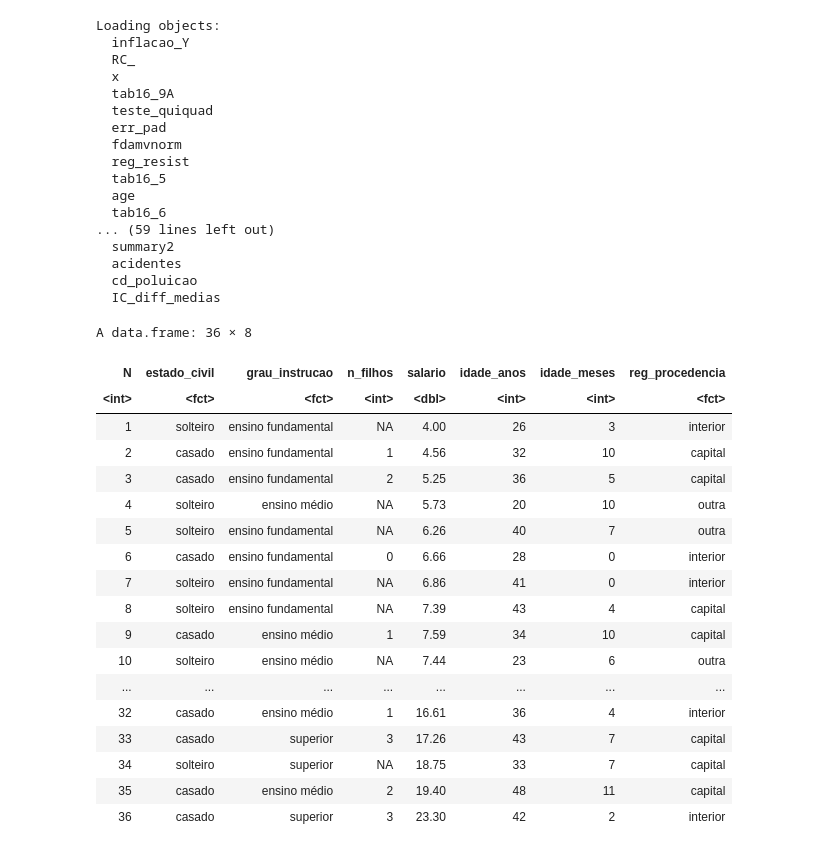
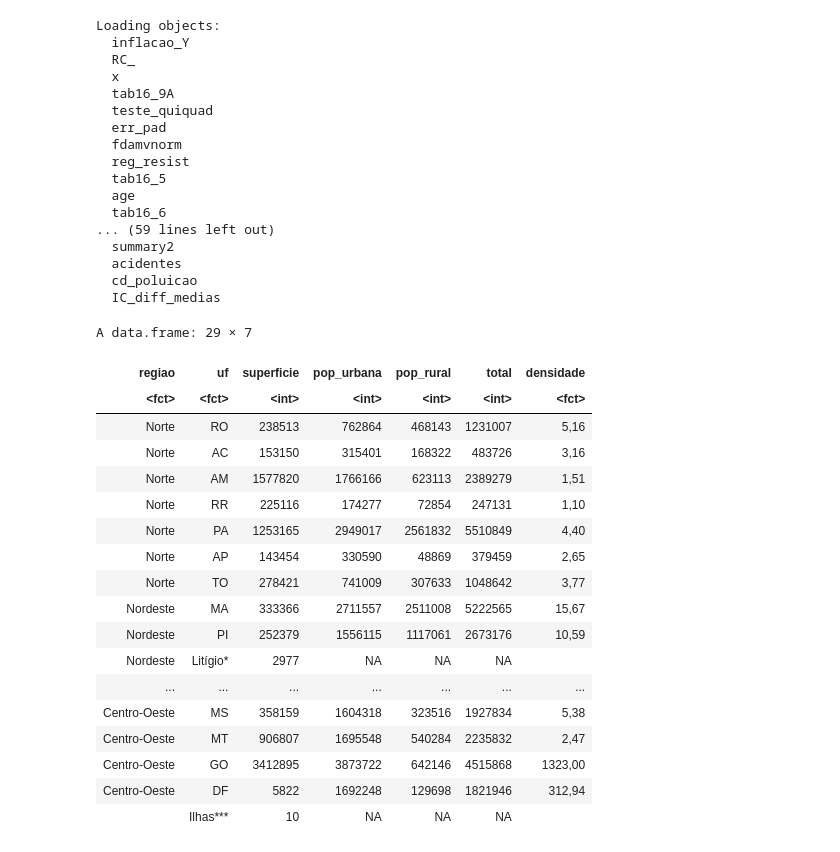
Before and after one commit to baldoinov/text-books, a Jupyter notebook: estatistica-basica/00_notebook_em_r.ipynb, the cells around one changed output. Cells and saved outputs as stored; diff of their text form; code cells hidden in the pictures.

```diff
--- a/estatistica-basica/00_notebook_em_r.ipynb
+++ b/estatistica-basica/00_notebook_em_r.ipynb
@@ -18,25 +18,25 @@ Loading objects:
   acidentes
   cd_poluicao
   IC_diff_medias
-# %%
-tab2_1
-# %% [output]
-A data.frame: 36 × 8
-| N | estado_civil | grau_instrucao | n_filhos | salario | idade_anos | idade_meses | reg_procedencia |
-| <int> | <fct> | <fct> | <int> | <dbl> | <int> | <int> | <fct> |
-| 1 | solteiro | ensino fundamental | NA | 4.00 | 26 | 3 | interior |
-| 2 | casado | ensino fundamental | 1 | 4.56 | 32 | 10 | capital |
-| 3 | casado | ensino fundamental | 2 | 5.25 | 36 | 5 | capital |
-| 4 | solteiro | ensino médio | NA | 5.73 | 20 | 10 | outra |
-| 5 | solteiro | ensino fundamental | NA | 6.26 | 40 | 7 | outra |
-| 6 | casado | ensino fundamental | 0 | 6.66 | 28 | 0 | interior |
-| 7 | solteiro | ensino fundamental | NA | 6.86 | 41 | 0 | interior |
-| 8 | solteiro | ensino fundamental | NA | 7.39 | 43 | 4 | capital |
-| 9 | casado | ensino médio | 1 | 7.59 | 34 | 10 | capital |
-| 10 | solteiro | ensino médio | NA | 7.44 | 23 | 6 | outra |
-| ... | ... | ... | ... | ... | ... | ... | ... |
-| 32 | casado | ensino médio | 1 | 16.61 | 36 | 4 | interior |
-| 33 | casado | superior | 3 | 17.26 | 43 | 7 | capital |
-| 34 | solteiro | superior | NA | 18.75 | 33 | 7 | capital |
-| 35 | casado | ensino médio | 2 | 19.40 | 48 | 11 | capital |
-| 36 | casado | superior | 3 | 23.30 | 42 | 2 | interior |
+# %%
+cd_brasil
+# %% [output]
+A data.frame: 29 × 7
+| regiao | uf | superficie | pop_urbana | pop_rural | total | densidade |
+| <fct> | <fct> | <int> | <int> | <int> | <int> | <fct> |
+| Norte | RO | 238513 | 762864 | 468143 | 1231007 | 5,16 |
+| Norte | AC | 153150 | 315401 | 168322 | 483726 | 3,16 |
+| Norte | AM | 1577820 | 1766166 | 623113 | 2389279 | 1,51 |
+| Norte | RR | 225116 | 174277 | 72854 | 247131 | 1,10 |
+| Norte | PA | 1253165 | 2949017 | 2561832 | 5510849 | 4,40 |
+| Norte | AP | 143454 | 330590 | 48869 | 379459 | 2,65 |
+| Norte | TO | 278421 | 741009 | 307633 | 1048642 | 3,77 |
+| Nordeste | MA | 333366 | 2711557 | 2511008 | 5222565 | 15,67 |
+| Nordeste | PI | 252379 | 1556115 | 1117061 | 2673176 | 10,59 |
+| Nordeste | Litígio* | 2977 | NA | NA | NA |  |
+| ... | ... | ... | ... | ... | ... | ... |
+| Centro-Oeste | MS | 358159 | 1604318 | 323516 | 1927834 | 5,38 |
+| Centro-Oeste | MT | 906807 | 1695548 | 540284 | 2235832 | 2,47 |
+| Centro-Oeste | GO | 3412895 | 3873722 | 642146 | 4515868 | 1323,00 |
+| Centro-Oeste | DF | 5822 | 1692248 | 129698 | 1821946 | 312,94 |
+|  | Ilhas*** | 10 | NA | NA | NA |  |
```
Also changed, not shown: 5 other files.
